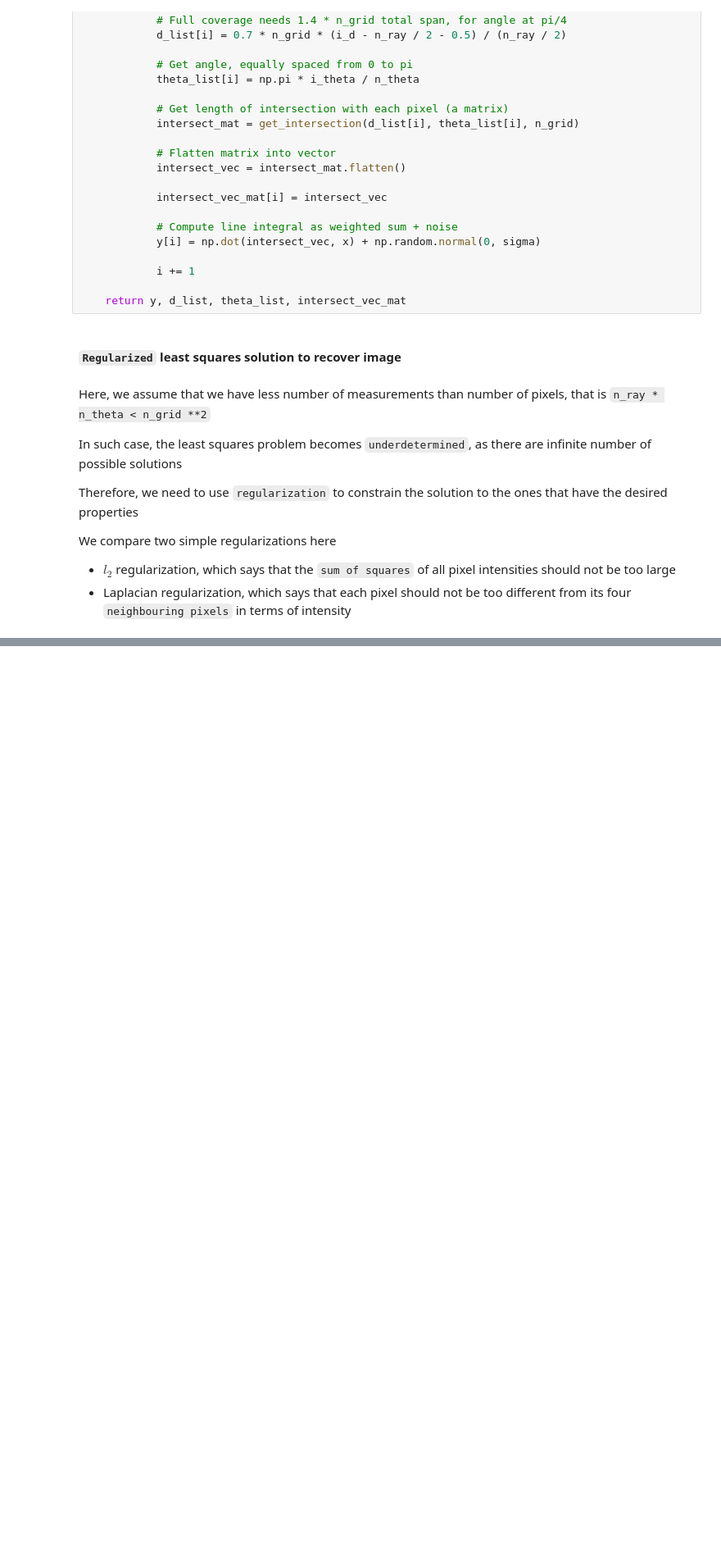
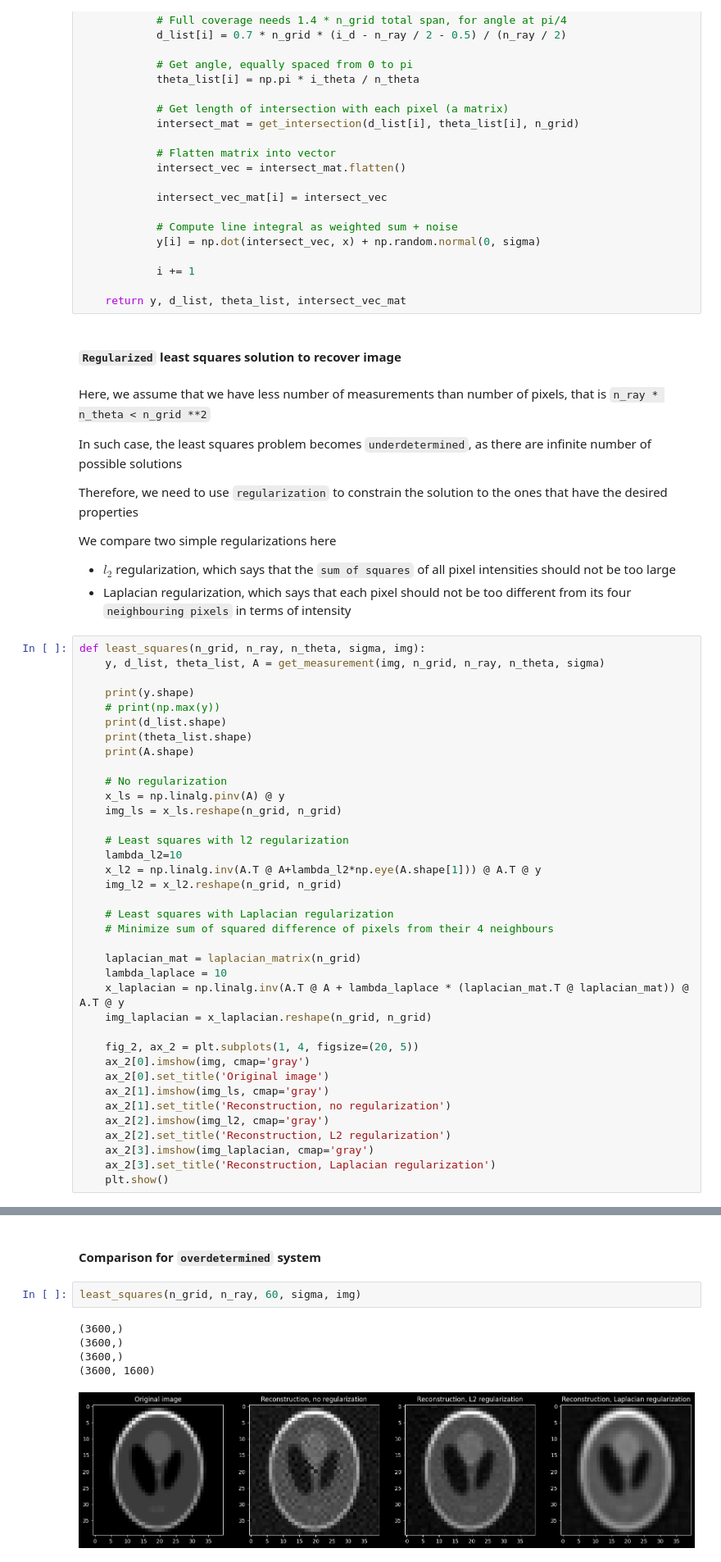
Before and after one commit to heyjianjing/linear_algebra, a Jupyter notebook: la_ex_06_tomography_with_least_squares.ipynb, the cells around one changed output, grey strips where cells are left out. Shown at 82% size. Saved outputs shown, nothing was run; the diff lists cells and outputs as text; blank space fills up the shorter version.

```diff
--- a/la_ex_06_tomography_with_least_squares.ipynb
+++ b/la_ex_06_tomography_with_least_squares.ipynb
@@ -179,4 +179,41 @@ Therefore, we need to use `regularization` to constrain the solution to the ones
 We compare two simple regularizations here
 * $l_2$ regularization, which says that the `sum of squares` of all pixel intensities should not be too large
 * Laplacian regularization, which says that each pixel should not be too different from its four `neighbouring pixels` in terms of intensity
+# %%
+def least_squares(n_grid, n_ray, n_theta, sigma, img):
+    y, d_list, theta_list, A = get_measurement(img, n_grid, n_ray, n_theta, sigma)
+
+    print(y.shape)
+    # print(np.max(y))
+    print(d_list.shape)
+    print(theta_list.shape)
+    print(A.shape)
+
+    # No regularization
+    x_ls = np.linalg.pinv(A) @ y
+    img_ls = x_ls.reshape(n_grid, n_grid)
+
+    # Least squares with l2 regularization
+    lambda_l2=10
+    x_l2 = np.linalg.inv(A.T @ A+lambda_l2*np.eye(A.shape[1])) @ A.T @ y
+    img_l2 = x_l2.reshape(n_grid, n_grid)
+
+    # Least squares with Laplacian regularization
+    # Minimize sum of squared difference of pixels from their 4 neighbours
+
+    laplacian_mat = laplacian_matrix(n_grid)
+    lambda_laplace = 10
+    x_laplacian = np.linalg.inv(A.T @ A + lambda_laplace * (laplacian_mat.T @ laplacian_mat)) @ A.T @ y
+    img_laplacian = x_laplacian.reshape(n_grid, n_grid)
+
+    fig_2, ax_2 = plt.subplots(1, 4, figsize=(20, 5))
+    ax_2[0].imshow(img, cmap='gray')
+    ax_2[0].set_title('Original image')
+    ax_2[1].imshow(img_ls, cmap='gray')
+    ax_2[1].set_title('Reconstruction, no regularization')
+    ax_2[2].imshow(img_l2, cmap='gray')
+    ax_2[2].set_title('Reconstruction, L2 regularization')
+    ax_2[3].imshow(img_laplacian, cmap='gray')
+    ax_2[3].set_title('Reconstruction, Laplacian regularization')
+    plt.show()
 # %%
@@ -250,0 +263,10 @@ plt.show()
+# %% [markdown]
+#### Comparison for `overdetermined` system
+# %%
+least_squares(n_grid, n_ray, 60, sigma, img)
+# %% [output]
+(3600,)
+(3600,)
+(3600,)
+(3600, 1600)
+[figure, added]
```
Also changed, not shown: parts of 3 cells of this notebook.
